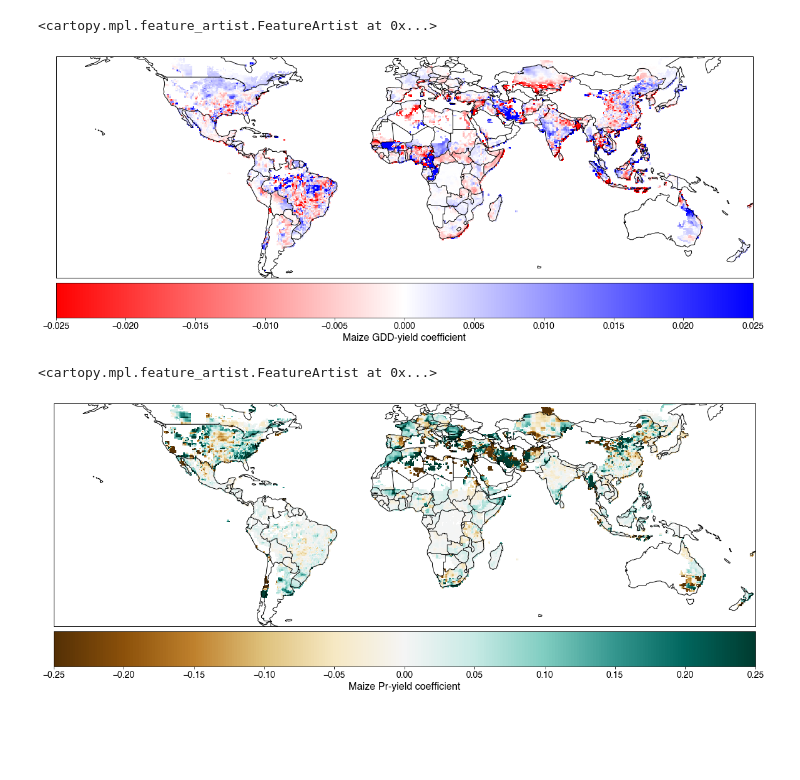
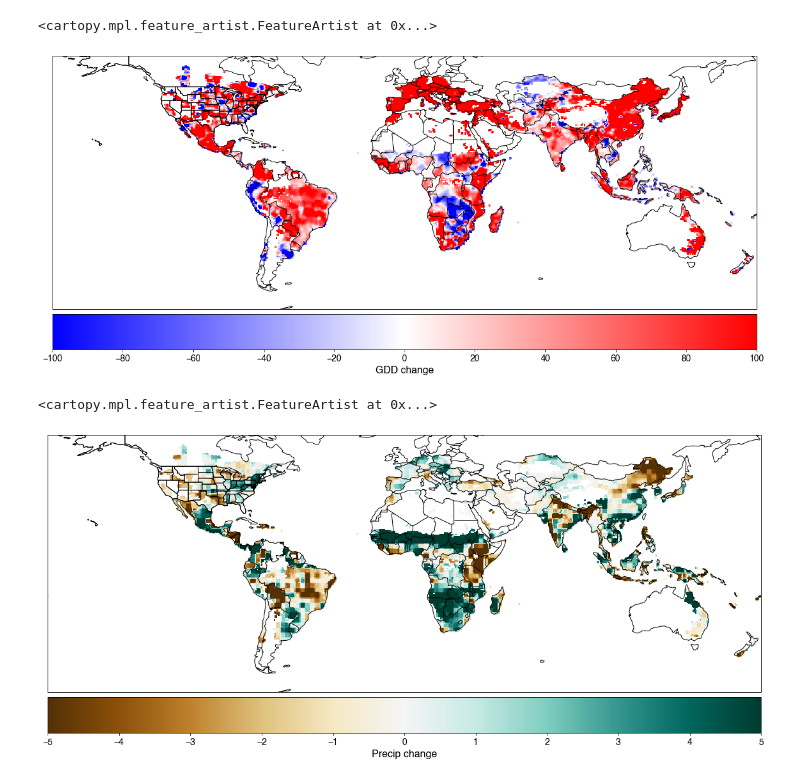
Before and after one commit to ecoffel/grad-research, a Jupyter notebook: 2020-ag-land-climate/ag_global_analysis.ipynb, the cells around one changed output. Saved outputs shown, nothing was run; the diff lists cells and outputs as text; code cells hidden in the pictures; blank space fills up the shorter version.

```diff
--- a/2020-ag-land-climate/ag_global_analysis.ipynb
+++ b/2020-ag-land-climate/ag_global_analysis.ipynb
@@ -154,6 +152,10 @@ maizeYield['Data'] = (('latitude', 'longitude', 'time'), np.squeeze(data))
 kdd = kdd[:, :, 0:maizeYield.Data.shape[2]]
 gdd = gdd[:, :, 0:maizeYield.Data.shape[2]]
 # %%
-with gzip.open('%s/seasonal-precip-maize-gpcp.dat'%dataDirDiscovery, 'rb') as f:
-    seasonalPrecip = pickle.load(f)
+if wxData == 'cpc':
+    with gzip.open('%s/seasonal-precip-maize-gpcp.dat'%dataDirDiscovery, 'rb') as f:
+        seasonalPrecip = pickle.load(f)
+elif wxData == 'era5':
+    with gzip.open('%s/seasonal-precip-maize-era5.dat'%dataDirDiscovery, 'rb') as f:
+        seasonalPrecip = pickle.load(f)
 # %%
@@ -382,10 +361,9 @@ yieldKddCoef = np.full([len(latDeepak), len(lonDeepak)], np.nan)
 yieldGddCoef = np.full([len(latDeepak), len(lonDeepak)], np.nan)
 yieldPrCoef = np.full([len(latDeepak), len(lonDeepak)], np.nan)
 yieldMdlKDDR2 = np.full([len(latDeepak), len(lonDeepak)], np.nan)
-
-yield_tx95_tx95Coef = np.full([len(latDeepak), len(lonDeepak)], np.nan)
-yield_tx95_prCoef = np.full([len(latDeepak), len(lonDeepak)], np.nan)
-yield_tx95_r2 = np.full([len(latDeepak), len(lonDeepak)], np.nan)
+yieldMdlKDD_P = np.full([len(latDeepak), len(lonDeepak)], np.nan)
+yieldMdlGDD_P = np.full([len(latDeepak), len(lonDeepak)], np.nan)
+yieldMdlPr_P = np.full([len(latDeepak), len(lonDeepak)], np.nan)
 
 for xlat in range(yieldKddCoef.shape[0]):
 
@@ -402,6 +380,15 @@ for xlat in range(yieldKddCoef.shape[0]):
         yieldPrCoef[xlat, ylon] = pointModelsKDD[xlat][ylon].params['Pr']
         yieldMdlKDDR2[xlat, ylon] = pointModelsKDD[xlat][ylon].rsquared
 
-        yield_tx95_tx95Coef[xlat, ylon] = pointModelsTx95[xlat][ylon].params['tx95']
-        yield_tx95_prCoef[xlat, ylon] = pointModelsTx95[xlat][ylon].params['Pr']
-        yield_tx95_r2[xlat, ylon] = pointModelsTx95[xlat][ylon].rsquared
+        yieldMdlKDD_P[xlat, ylon] = pointModelsKDD[xlat][ylon].pvalues['KDD']
+        yieldMdlGDD_P[xlat, ylon] = pointModelsKDD[xlat][ylon].pvalues['GDD']
+        yieldMdlPr_P[xlat, ylon] = pointModelsKDD[xlat][ylon].pvalues['Pr']
+# %%
+gddKddCorr = np.full([gdd.shape[0], gdd.shape[1]], np.nan)
+
+for xlat in range(gdd.shape[0]):
+    for ylon in range(gdd.shape[1]):
+        nn = np.where((~np.isnan(gdd[xlat,ylon,:])) & (~np.isnan(gdd[xlat,ylon,:])))[0]
+
+        c = np.corrcoef(gdd[xlat,ylon,nn], kdd[xlat,ylon,nn])
+        gddKddCorr[xlat,ylon] = c[0,1]
@@ -437,28 +654,30 @@ ax.coastlines()
 # %%
-cRange=[-.025, .025]
+cRange=[-100, 100]
 f = plt.figure(figsize=(20,15))
 ax = plt.axes(projection=ccrs.PlateCarree())
-# c = plt.contourf(lonDeepak, latDeepak, np.clip(yieldKddCoef, cRange[0], cRange[1]), cmap='bwr', vmin=cRange[0], vmax=cRange[1])
-c = plt.pcolormesh(lonDeepak, latDeepak[60:-70], np.clip(yieldGddCoef[60:-70, :], cRange[0], cRange[1]), cmap='bwr_r', vmin=cRange[0], vmax=cRange[1])
+# c = plt.contourf(lonDeepak, latDeepak, np.clip(globalKddChg, cRange[0], cRange[1]), cmap='bwr', vmin=cRange[0], vmax=cRange[1], levels=np.linspace(cRange[0], cRange[1], 50))
+c = plt.pcolormesh(lonDeepak, latDeepak[50:-50], np.clip(np.nanmean(globalGddChg[50:-50,:,:], axis=2), cRange[0], cRange[1]), cmap='bwr', vmin=cRange[0], vmax=cRange[1])
 ax.add_feature(cfeature.BORDERS)
+ax.add_feature(cfeature.STATES)
 cbar = plt.colorbar(c, orientation='horizontal', pad=0.01)
-cbar.set_ticks(np.arange(cRange[0], cRange[1]+.1, .005))
-cbar.set_label('%s GDD-yield coefficient'%crop)
+cbar.set_ticks(np.arange(cRange[0], cRange[1]+.1, 20))
+cbar.set_label('GDD change')
 ax.coastlines()
 # %% [output]
 <cartopy.mpl.feature_artist.FeatureArtist at 0x...>
-[figure, old version]
+[figure, new version]
 # %%
-cRange=[-.25, .25]
+cRange=[-5, 5]
 f = plt.figure(figsize=(20,15))
 ax = plt.axes(projection=ccrs.PlateCarree())
-# c = plt.contourf(lonDeepak, latDeepak, np.clip(yieldKddCoef, cRange[0], cRange[1]), cmap='bwr', vmin=cRange[0], vmax=cRange[1])
-c = plt.pcolormesh(lonDeepak, latDeepak[60:-70], np.clip(yieldPrCoef[60:-70, :], cRange[0], cRange[1]), cmap='BrBG', vmin=cRange[0], vmax=cRange[1])
+# c = plt.contourf(lonDeepak, latDeepak, np.clip(globalKddChg, cRange[0], cRange[1]), cmap='bwr', vmin=cRange[0], vmax=cRange[1], levels=np.linspace(cRange[0], cRange[1], 50))
+c = plt.pcolormesh(lonDeepak, latDeepak[50:-50], np.clip(np.nanmean(globalPrChg[50:-50,:,:], axis=2), cRange[0], cRange[1]), cmap='BrBG', vmin=cRange[0], vmax=cRange[1])
 ax.add_feature(cfeature.BORDERS)
+ax.add_feature(cfeature.STATES)
 cbar = plt.colorbar(c, orientation='horizontal', pad=0.01)
-cbar.set_ticks(np.arange(cRange[0], cRange[1]+.1, .05))
-cbar.set_label('%s Pr-yield coefficient'%crop)
+cbar.set_ticks(np.arange(cRange[0], cRange[1]+.1, 1))
+cbar.set_label('Precip change')
 ax.coastlines()
 # %% [output]
 <cartopy.mpl.feature_artist.FeatureArtist at 0x...>
-[figure, old version]
+[figure, new version]
```
Also changed, not shown: parts of 31 cells of this notebook, 8 other files.
